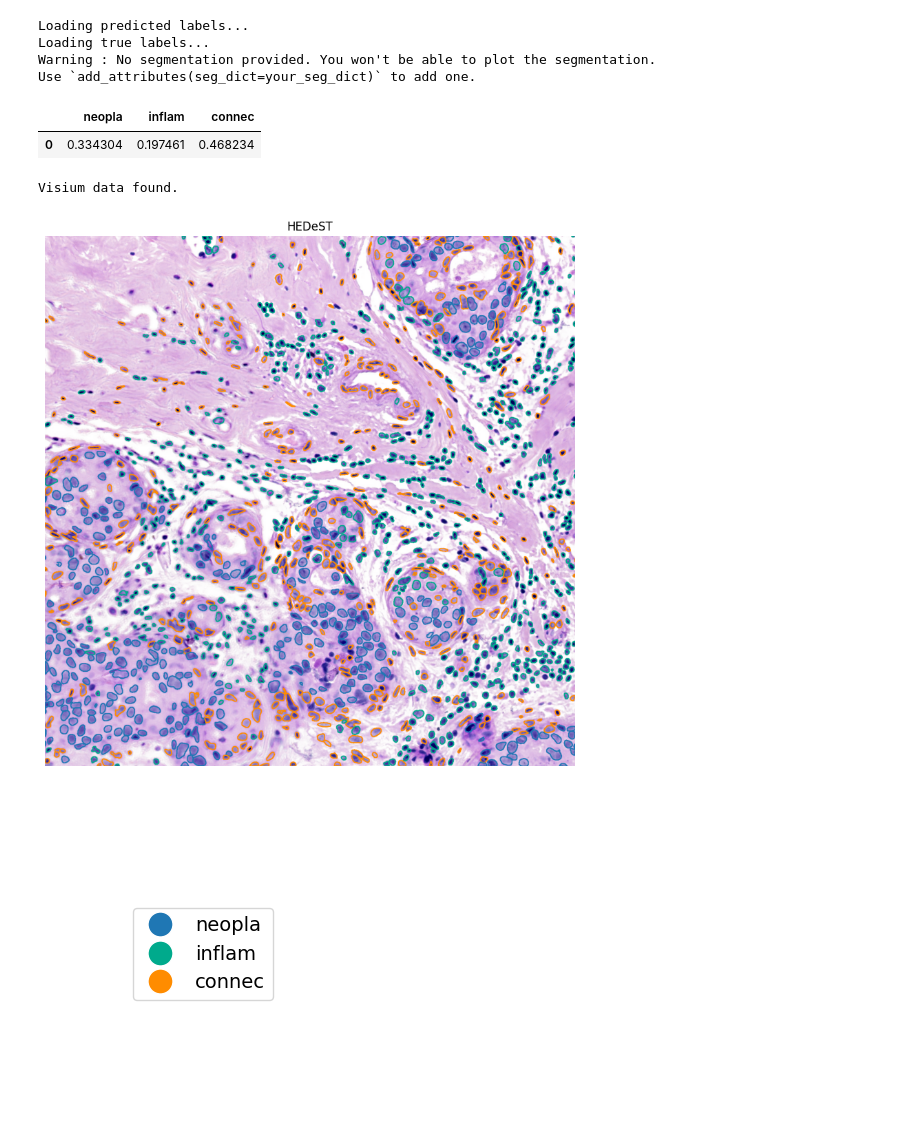
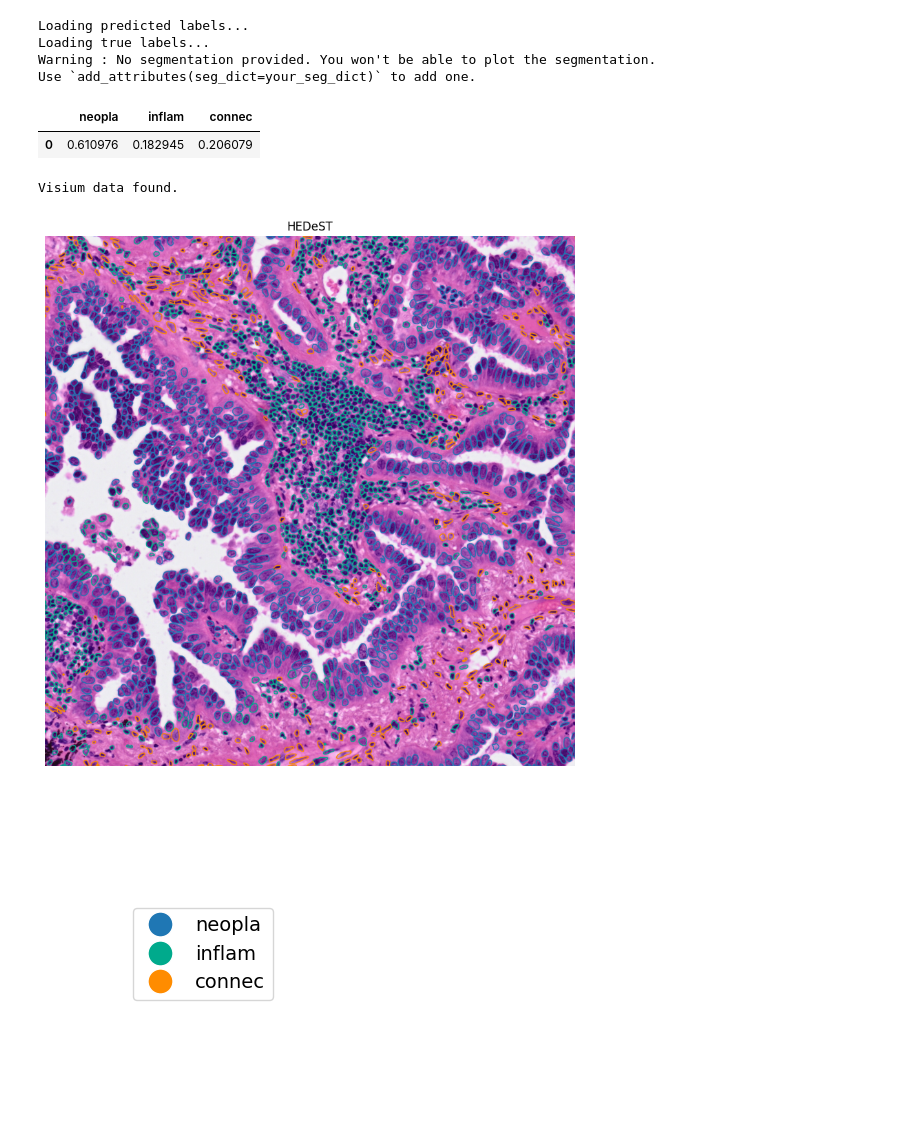
Before and after one commit to lucagortana/HEDeST, a Jupyter notebook: benchmark/hovernet_benchmark.ipynb, the cells around one changed output. Saved outputs shown, nothing was run; the diff lists cells and outputs as text; code cells hidden in the pictures.

```diff
--- a/benchmark/hovernet_benchmark.ipynb
+++ b/benchmark/hovernet_benchmark.ipynb
@@ -93,8 +100,8 @@ plot_legend(color_dict_all)
 import pickle
 
 #load model infos
-model_tag = 'model_quick_alpha_0.0_lr_0.0003_weights_False_divergence_l2_beta_1.0_seed_8'
-model_dir = os.path.join(f'results/HoVerNet/{adata_name}/HEDeST', model_tag)
+model_tag = 'model_quick_alpha_0.0_lr_0.0003_divergence_l2_beta_0.0_seed_8'
+model_dir = os.path.join(f'results/HoVerNet/{adata_name}/HEDeST/3types', model_tag)
 
 with open(os.path.join(model_dir, 'info.pickle'), 'rb') as f:
     model_info = pickle.load(f)
@@ -115,7 +122,7 @@ Use `add_attributes(seg_dict=your_seg_dict)` to add one.
 pd.DataFrame(analyzer_dp.proportions.mean(axis=0)).T
 # %% [output]
 |  | neopla | inflam | connec |
-| 0 | 0.334304 | 0.197461 | 0.468234 |
+| 0 | 0.610976 | 0.182945 | 0.206079 |
 # %%
 analyzer_dp.add_attributes(adata=adata,
                         adata_name=adata_name,
@@ -132,11 +139,11 @@ plotter_dp = StdVisualizer(image_path,
 # %% [output]
 Visium data found.
 # %%
-window = ((17000, 17000), (1500, 1500)) #((4500, 14500), (2000, 2000))
+window = ((4500, 14500), (2000, 2000)) #((4500, 14500), (2000, 2000))
 plotter_dp.plot_seg(window=window, show_visium=False, title='HEDeST', display=True, figsize=(10, 10))
 # fig.savefig(f"results/HoVerNet/{adata_name}/crop_3types_hedest_17000_17000_1500.png", dpi=300, bbox_inches='tight')
 # %% [output]
-[figure, old version]
+[figure, new version]
 # %%
 plot_legend(color_dict, savefig=f"results/HoVerNet/{adata_name}/fig/legend_3_types.png")
 # %% [output]
```
Also changed, not shown: parts of 6 cells of this notebook, 1 other file.
